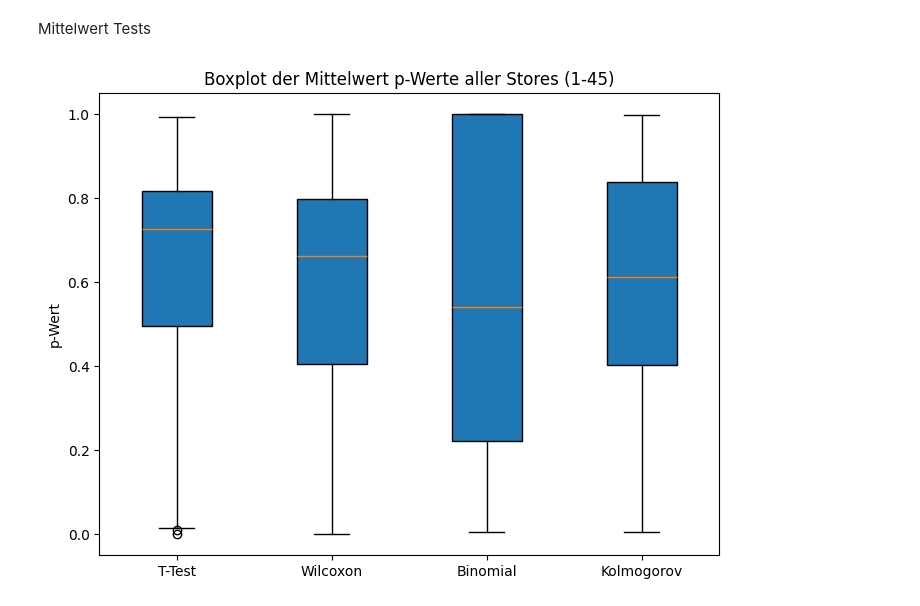
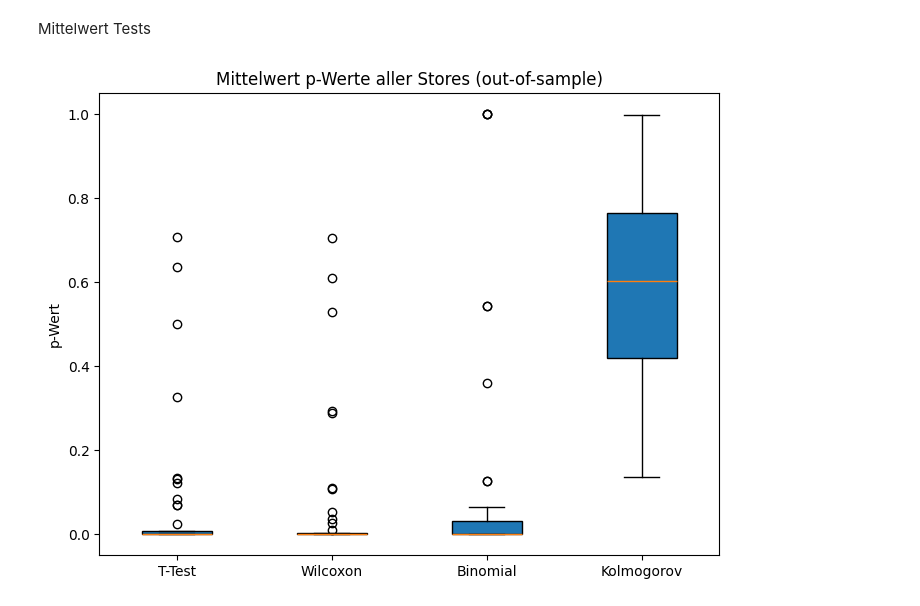
Before and after one commit to netalivo/Bachelor, a Jupyter notebook: main_all_stores.ipynb, the cells around one changed output. Cells and saved outputs as stored; diff of their text form; code cells hidden in the pictures.

```diff
--- a/main_all_stores.ipynb
+++ b/main_all_stores.ipynb
@@ -253,28 +232,28 @@ for store in range(1, 46):
     if errors is not None:
         # Box-Pierce Test
         try:
-            _, p_value = box_pierce_test(errors, lags=[10])
+            _, p_value = box_pierce_test(errors, False)
             bp_pvalues.append(p_value)
         except Exception as e:
             print(f"Fehler beim Box-Pierce Test für Store {store}: {e}")
             bp_pvalues.append(np.nan)
         # Ljung-Box Test
         try:
-            _, p_value = ljung_box_test(errors, lags=[10])
+            _, p_value = ljung_box_test(errors, False)
             lb_pvalues.append(p_value)
         except Exception as e:
             print(f"Fehler beim Ljung-Box Test für Store {store}: {e}")
             lb_pvalues.append(np.nan)
         # Breusch-Godfrey Test
         try:
-            _, p_value = breusch_godfrey_test(errors, lags=10)
+            _, p_value = breusch_godfrey_test(errors, False, lags=10)
             bg_pvalues.append(p_value)
         except Exception as e:
             print(f"Fehler beim Breusch-Godfrey Test für Store {store}: {e}")
             bg_pvalues.append(np.nan)
         # Runs Test
         try:
-            _, p_value = run_test(errors)
+            _, p_value = run_test(errors, False)
             rt_pvalues.append(p_value)
         except Exception as e:
             print(f"Fehler beim Runs Test für Store {store}: {e}")
@@ -292,10 +271,8 @@ pvalues = np.column_stack([bp_pvalues, lb_pvalues, bg_pvalues, rt_pvalues])
 # Erstelle einen Boxplot der p-Werte
 plt.figure(figsize=(8, 6))
 plt.boxplot(pvalues, patch_artist=True)
-plt.title("Boxplot der Korrelations p-Werte aller Stores (1-45) out-of-sample SARIMA")
+plt.title("Autokorrelation p-Werte aller Stores (out-of-sample)")
 plt.ylabel("p-Wert")
 plt.xticks([1, 2, 3, 4], ["Box-Pierce", "Ljung-Box", "Breusch-Godfrey", "Runs"])
 plt.show()
-
-print(bp_pvalues)
 # %% [output]
@@ -303,0 +282,23 @@ print(bp_pvalues)
+# %%
+dw_stats = []
+
+# Für jeden Store von 1 bis 45:
+for store in range(1, 46):
+    error = cvs[cvs['store'] == store]['error']
+    if resid is not None:
+        try:
+            dw_stat = durbin_watson_test(error, False)
+            dw_stats.append(dw_stat)
+        except Exception as e:
+            print(f"Fehler beim Durbin Watson Test für Store {store}: {e}")
+            dw_stats.append(np.nan)
+    else:
+        dw_stats.append(np.nan)
+
+# Erstelle einen Boxplot der p-Werte
+plt.figure(figsize=(8, 6))
+plt.boxplot(dw_stats, patch_artist=True)
+plt.title("Durbin Watson Stats aller Stores (in-sample)")
+plt.ylabel("dw_stat")
+plt.xticks([1], ["Alle Stores"])
+plt.show()
@@ -315,48 +318,48 @@ for store in range(1, 46):
     if resid is not None:
         # T-Test
         try:
-            _, p_value = t_test(errors)
+            _, p_value = t_test(errors, False)
             t_pvalues.append(p_value)
         except Exception as e:
             print(f"Fehler beim t-Test für Store {store}: {e}")
             t_pvalues.append(np.nan)
         # Wilcoxon Test
         try:
-            _, p_value = wilcoxon_test(errors)
+            _, p_value = wilcoxon_test(errors, False)
             w_pvalues.append(p_value)
         except Exception as e:
             print(f"Fehler beim Wilcoxon Test für Store {store}: {e}")
             w_pvalues.append(np.nan)
         # Binomial Test
         try:
-            _, _, p_value = binomial_test(errors)
+            _, _, p_value = binomial_test(errors, False)
             b_pvalues.append(p_value)
         except Exception as e:
             print(f"Fehler beim Binomial Test für Store {store}: {e}")
             b_pvalues.append(np.nan)
         # Kolmogorov Test
         try:
-            _, p_value = kolmogorov_test(errors)
+            _, p_value = kolmogorov_test(errors, False)
             k_pvalues.append(p_value)
         except Exception as e:
             print(f"Fehler beim Kolmogorov Test für Store {store}: {e}")
             k_pvalues.append(np.nan)
     else:
         t_pvalues.append(np.nan)
         w_pvalues.append(np.nan)
         b_pvalues.append(np.nan)
         k_pvalues.append(np.nan)
 
 
 pvalues = np.column_stack([t_pvalues, w_pvalues, b_pvalues, k_pvalues])
 
 
 # Erstelle einen Boxplot der p-Werte
 plt.figure(figsize=(8, 6))
 plt.boxplot(pvalues, patch_artist=True)
-plt.title("Boxplot der Mittelwert p-Werte aller Stores (1-45)")
+plt.title("Mittelwert p-Werte aller Stores (out-of-sample)")
 plt.ylabel("p-Wert")
 plt.xticks([1, 2, 3, 4], ["T-Test", "Wilcoxon", "Binomial", "Kolmogorov"])
 plt.show()
 # %% [output]
-[figure, old version]
+[figure, new version]
```
Also changed, not shown: parts of 11 cells of this notebook, 4 other files.
